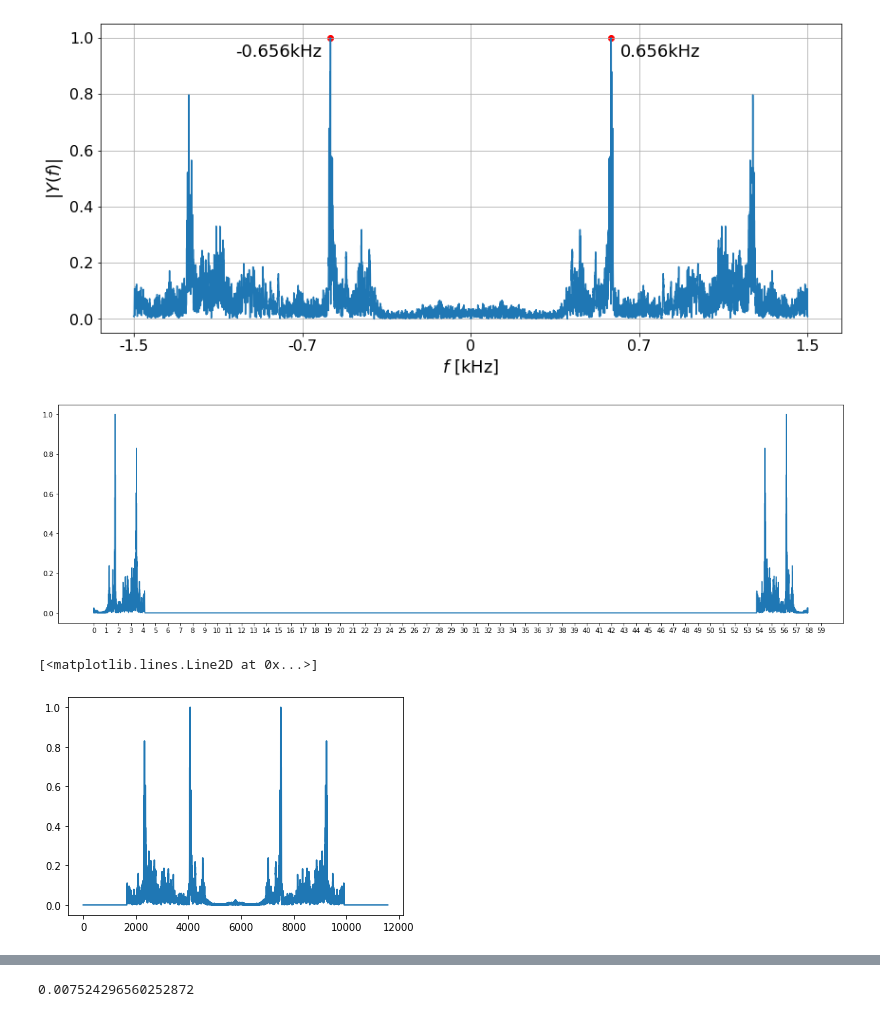
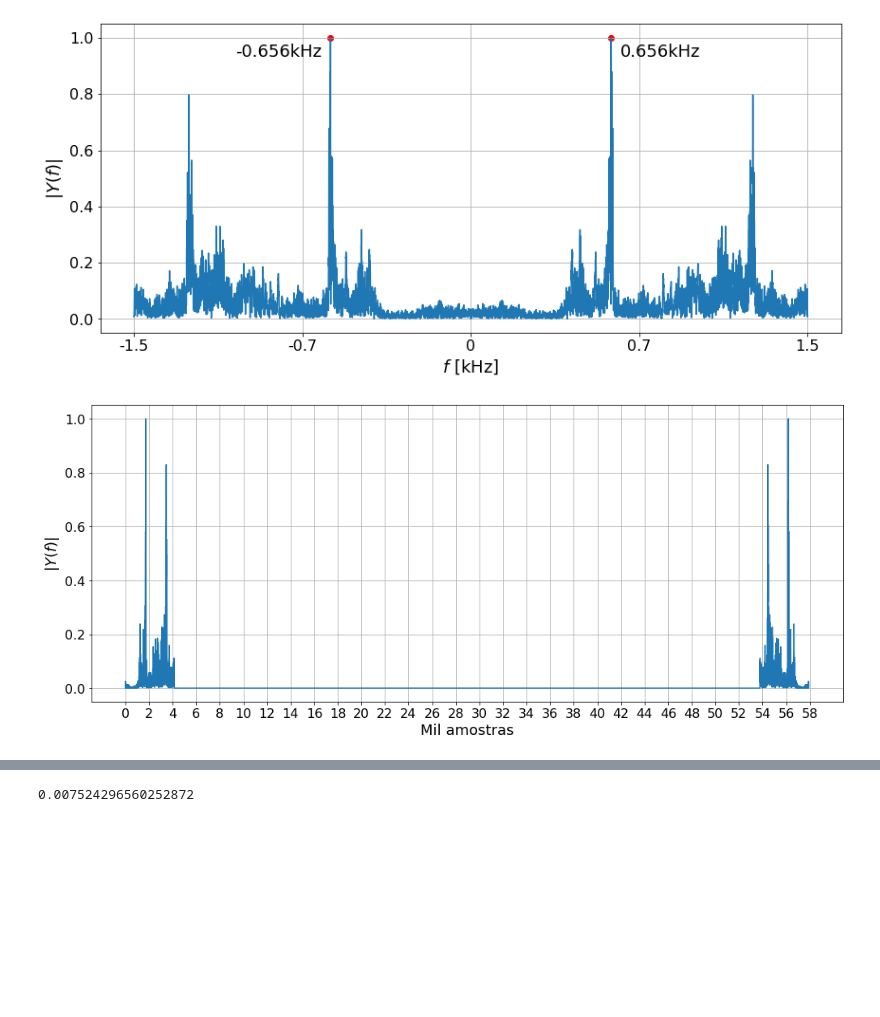
Before and after one commit to gnsoares/UNICAMP_EA619_SystemsAnalysis, a Jupyter notebook: Experimento1/Analisador_espectro - Exploração.ipynb, the cells around one changed output, grey strips where cells are left out. Cells and saved outputs as stored; diff of their text form; code cells hidden in the pictures; blank space fills up the shorter version.

```diff
--- a/Experimento1/Analisador_espectro - Exploração.ipynb
+++ b/Experimento1/Analisador_espectro - Exploração.ipynb
@@ -183,17 +183,18 @@ fft_y_filtered_center[index_upper:] = 0
 
 fft_y_filtered = np.roll(fft_y_filtered_center, -som.size//2)
 # %%
-plt.figure(figsize=(21, 6))
+fig = plt.figure(figsize=(14, 6))
 plt.plot(fft_y_filtered)
-plt.xticks(ticks=range(0,60000, 1000), labels=range(0,60))
+plt.ylabel('|$Y(f)$|', fontsize=18)
+plt.grid(True)
+plt.yticks(fontsize=16)
+plt.xticks(ticks=range(0,60000, 2000), labels=range(0,60,2), fontsize=16)
+plt.xlabel('Mil amostras', fontsize=18)
+fig.tight_layout()
+plt.savefig('filter.png')
 plt.show()
 # %% [output]
-[figure, old version]
+[figure, new version]
-# %%
-plt.plot(fft_y_filtered_center[2*som.size//5:3*som.size//5])
-# %% [output]
-[<matplotlib.lines.Line2D at 0x...>]
-[figure, removed]
 # %%
 som_filtered = np.fft.ifft(fft_y_filtered).real
 # %%
```
Also changed, not shown: parts of 10 cells of this notebook, 3 other files.
